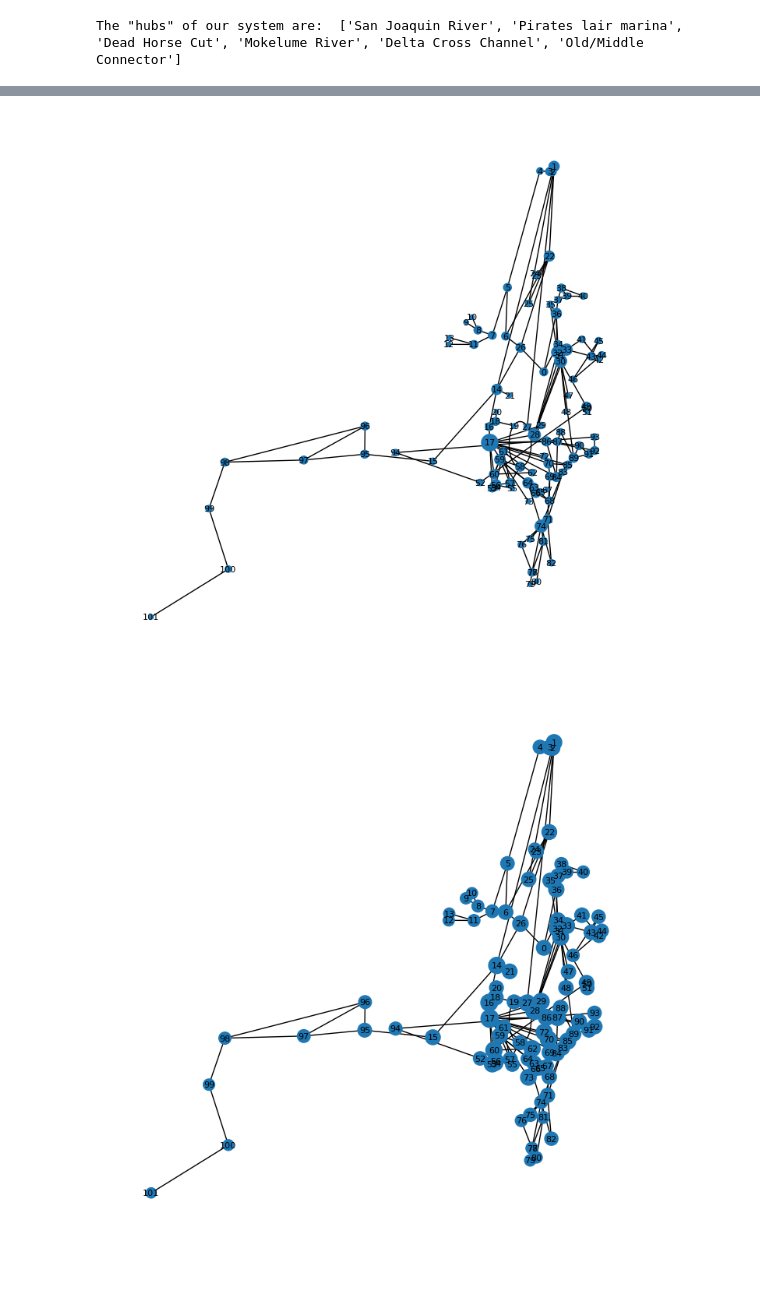
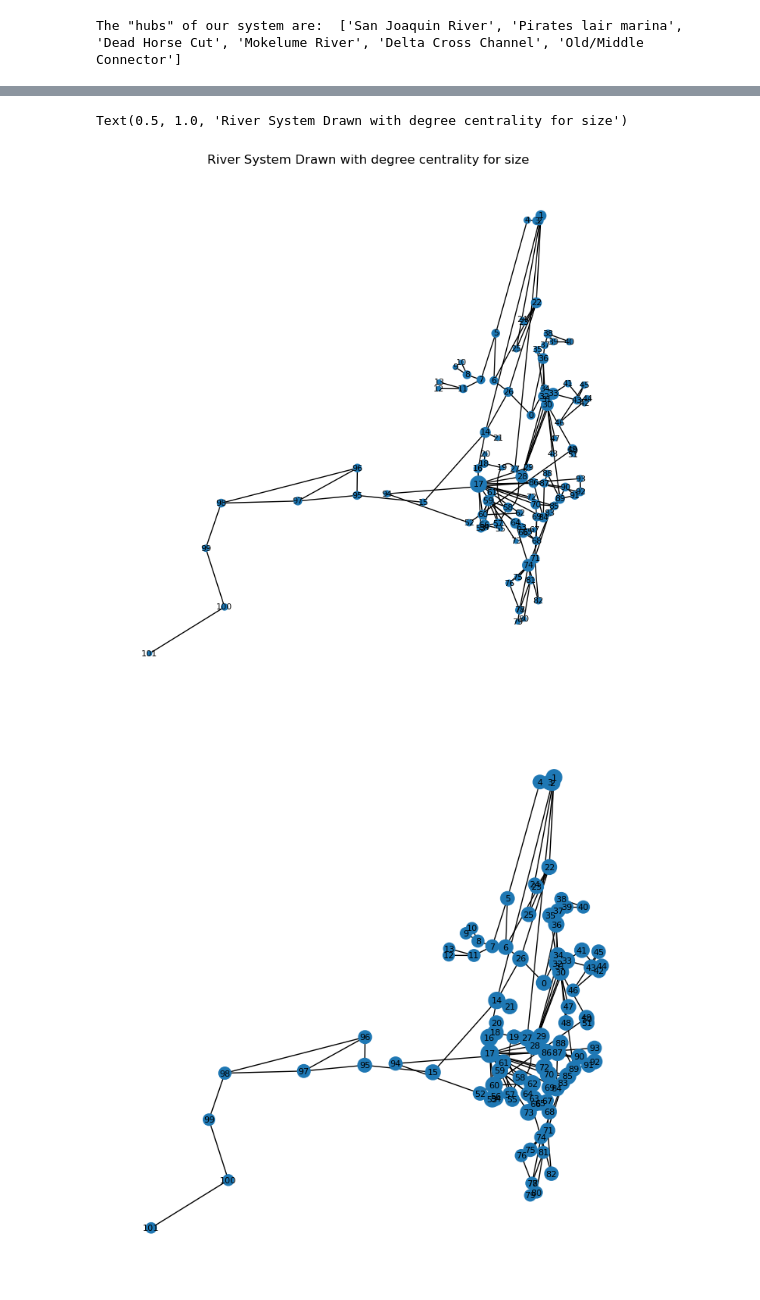
Before and after one commit to tcmarino8/This-Class-a-Treat, a Jupyter notebook: ASSIGNMENT_4.ipynb, the cells around one changed output, grey strips where cells are left out. Cells and saved outputs as stored; diff of their text form; code cells hidden in the pictures.

```diff
--- a/ASSIGNMENT_4.ipynb
+++ b/ASSIGNMENT_4.ipynb
@@ -182,12 +277,14 @@ The node with the max betweenness is shown below
 # %%
 ###Degree centrality analysis
 degree_centrality = nx.degree_centrality(River_System)
 plt.figure(2, figsize=(7,7))
 coord = nx.spring_layout(River_System)
 nx.draw(River_System, positions, node_size = [d*1800 for d in degree_centrality.values()],
          font_size = 8, with_labels = True)
+plt.title("River System Drawn with degree centrality for size")
 # %% [output]
+Text(0.5, 1.0, 'River System Drawn with degree centrality for size')
-[figure, old version]
+[figure, new version]
 # %%
 closeness_centrality = nx.closeness_centrality(River_System)
 plt.figure(1, figsize=(7,7))
```
Also changed, not shown: parts of 29 cells of this notebook.
